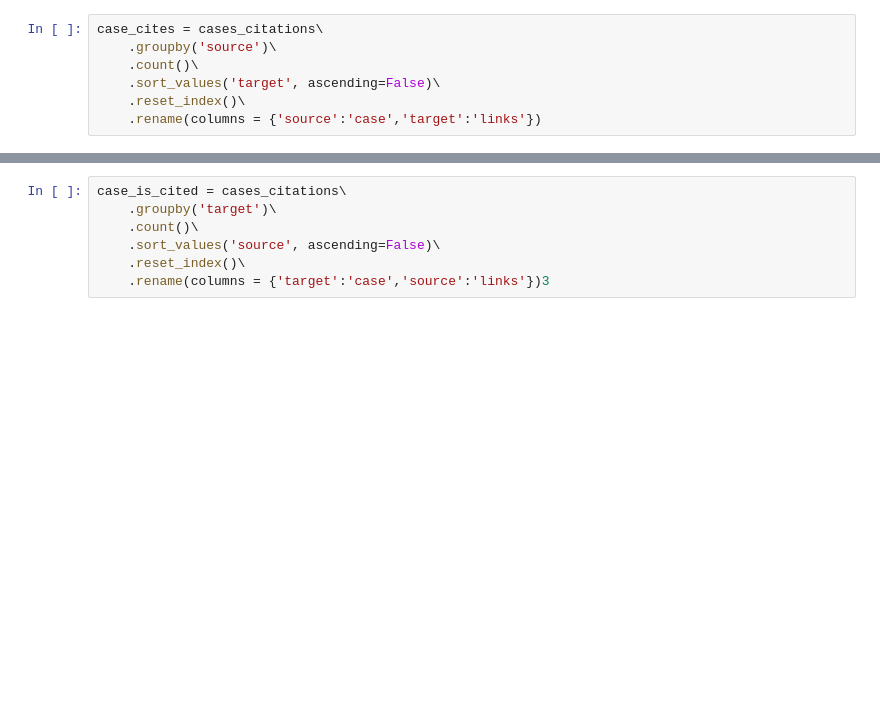
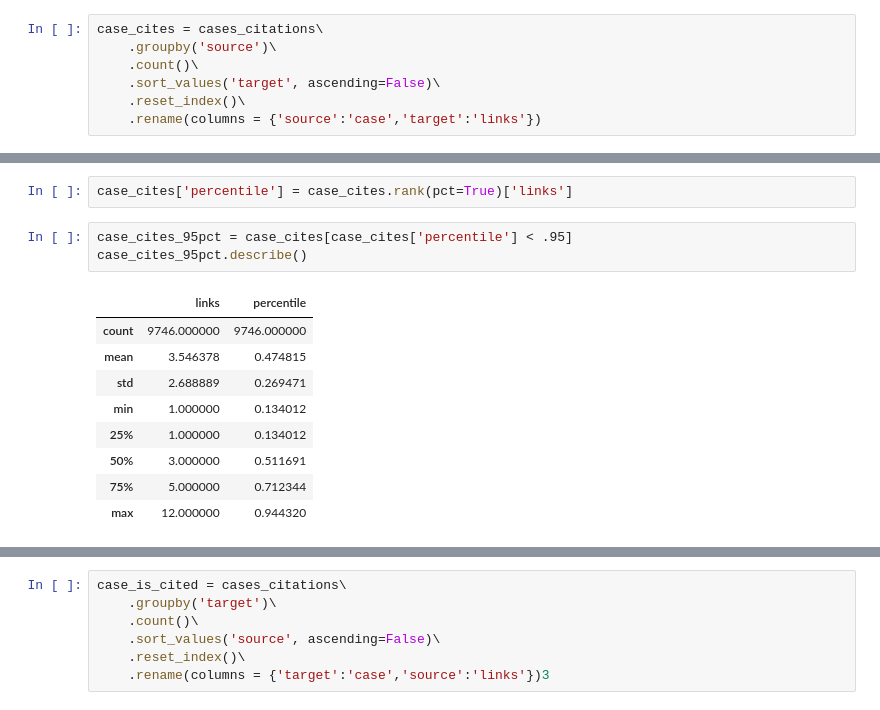
Before and after one commit to Shagunaawasthi/cjeu-court-decision-similarity, a Jupyter notebook: scripts/CasesDistributions.ipynb, the cells around one changed output, grey strips where cells are left out. Saved outputs shown, nothing was run; the diff lists cells and outputs as text; blank space fills up the shorter version.

```diff
--- a/scripts/CasesDistributions.ipynb
+++ b/scripts/CasesDistributions.ipynb
@@ -18,0 +36,15 @@ case_cites = cases_citations\
+# %%
+case_cites['percentile'] = case_cites.rank(pct=True)['links']
+# %%
+case_cites_95pct = case_cites[case_cites['percentile'] < .95]
+case_cites_95pct.describe()
+# %% [output]
+|  | links | percentile |
+| count | 9746.000000 | 9746.000000 |
+| mean | 3.546378 | 0.474815 |
+| std | 2.688889 | 0.269471 |
+| min | 1.000000 | 0.134012 |
+| 25% | 1.000000 | 0.134012 |
+| 50% | 3.000000 | 0.511691 |
+| 75% | 5.000000 | 0.712344 |
+| max | 12.000000 | 0.944320 |
```
Also changed, not shown: parts of 3 cells of this notebook, 1 other file.
